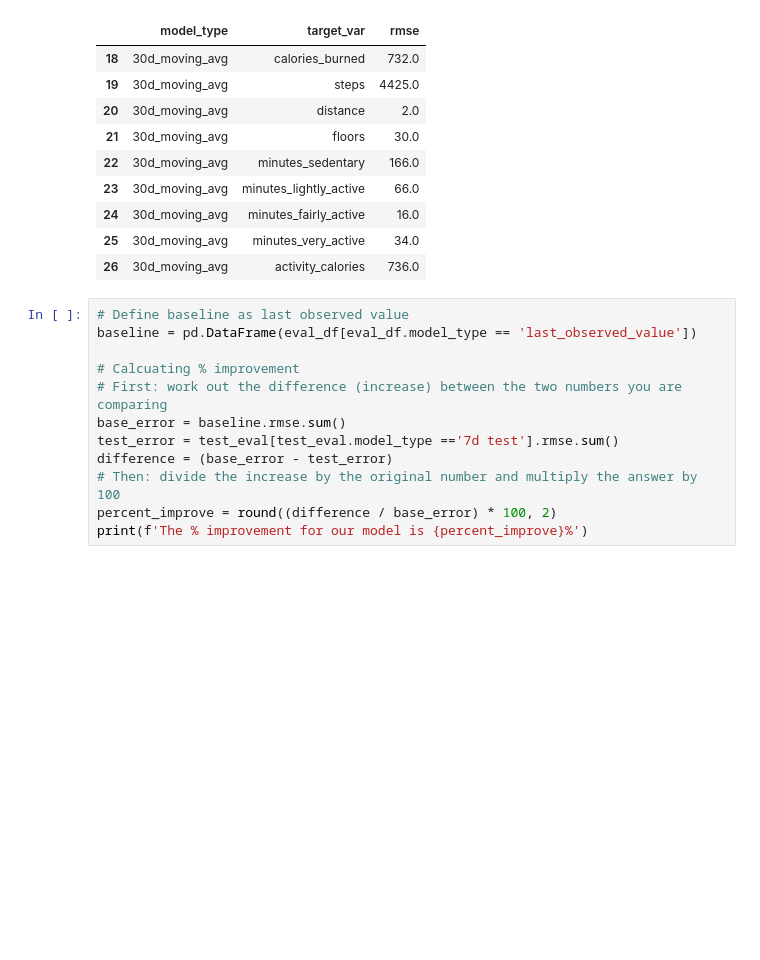
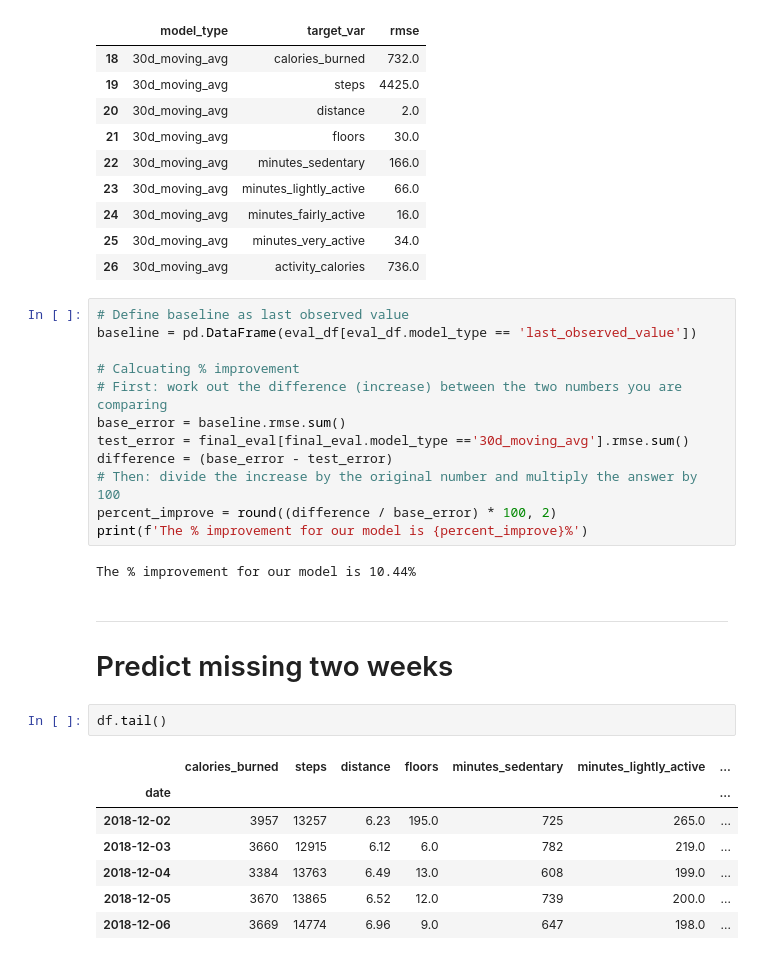
Before and after one commit to Brandon-Martinez27/fitbit_time_series_forecasting, a Jupyter notebook: model.ipynb, the cells around one changed output. Cells and saved outputs as stored; diff of their text form; blank space fills up the shorter version.

```diff
--- a/model.ipynb
+++ b/model.ipynb
@@ -649,8 +649,23 @@ baseline = pd.DataFrame(eval_df[eval_df.model_type == 'last_observed_value'])
 # Calcuating % improvement
 # First: work out the difference (increase) between the two numbers you are comparing
 base_error = baseline.rmse.sum()
-test_error = test_eval[test_eval.model_type =='7d test'].rmse.sum()
+test_error = final_eval[final_eval.model_type =='30d_moving_avg'].rmse.sum()
 difference = (base_error - test_error)
 # Then: divide the increase by the original number and multiply the answer by 100
 percent_improve = round((difference / base_error) * 100, 2)
 print(f'The % improvement for our model is {percent_improve}%')
+# %% [output]
+The % improvement for our model is 10.44%
+# %% [markdown]
+---
+# Predict missing two weeks
+# %%
+df.tail()
+# %% [output]
+|  | calories_burned | steps | distance | floors | minutes_sedentary | minutes_lightly_active | ... |
+| date |  |  |  |  |  |  | ... |
+| 2018-12-02 | 3957 | 13257 | 6.23 | 195.0 | 725 | 265.0 | ... |
+| 2018-12-03 | 3660 | 12915 | 6.12 | 6.0 | 782 | 219.0 | ... |
+| 2018-12-04 | 3384 | 13763 | 6.49 | 13.0 | 608 | 199.0 | ... |
+| 2018-12-05 | 3670 | 13865 | 6.52 | 12.0 | 739 | 200.0 | ... |
+| 2018-12-06 | 3669 | 14774 | 6.96 | 9.0 | 647 | 198.0 | ... |
```
Also changed, not shown: parts of 6 cells of this notebook, 4 other files.
